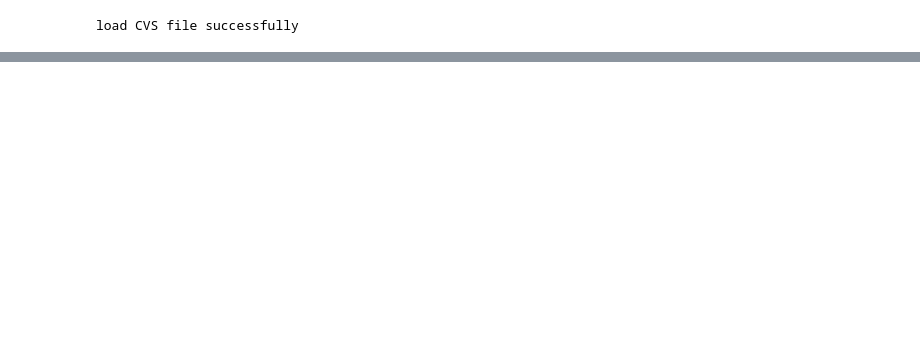
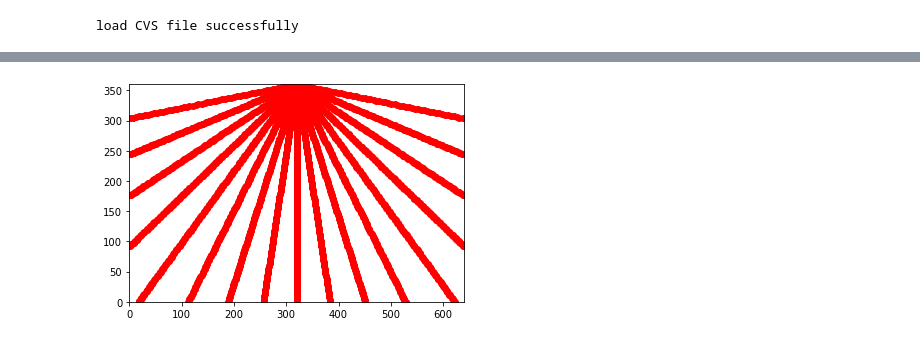
Before and after one commit to ChheangL/carCode, a Jupyter notebook: Demo.ipynb, the cells around one changed output, grey strips where cells are left out. Drawn from its saved outputs; the diff is of its cells as text; code cells hidden in the pictures; blank space fills up the shorter version.

```diff
--- a/Demo.ipynb
+++ b/Demo.ipynb
@@ -14,2 +36,8 @@ data = frame1.get_data(img,5)
+# %%
+plt.axis([0.0,640,0.0,360])
+for key in frame1.lines_frame.keys():
+    plt.plot(frame1.lines_frame[key][:,0],frame1.lines_frame[key][:,1],'ro')
+# %% [output]
+[figure, added]
 # %%
 starttime = ti.default_timer()
```
Also changed, not shown: parts of 14 cells of this notebook, 5 other files.
